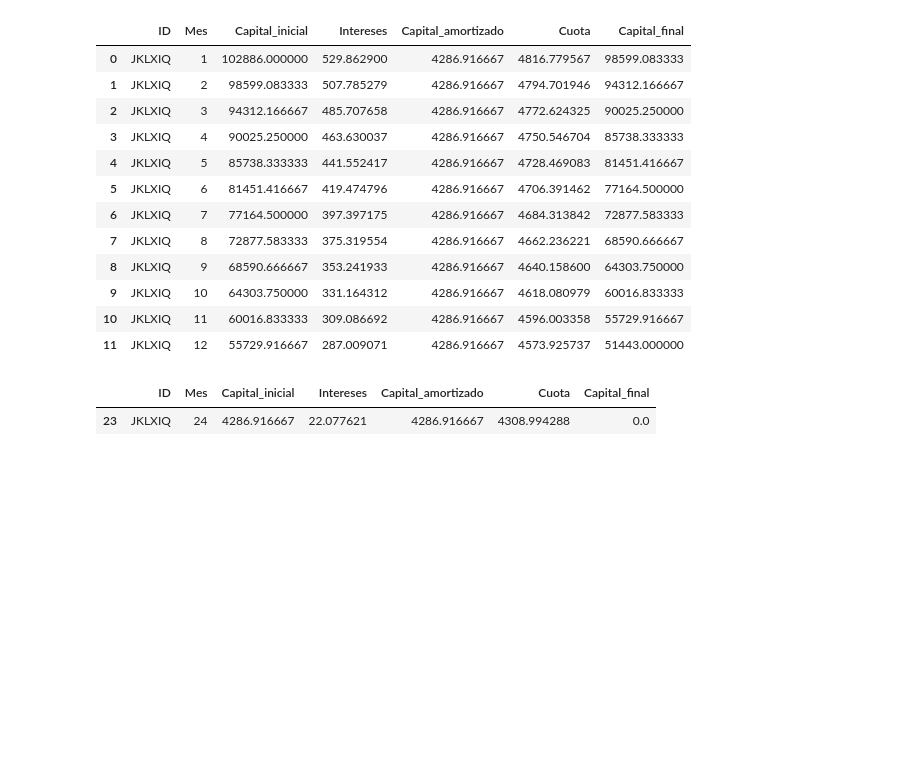
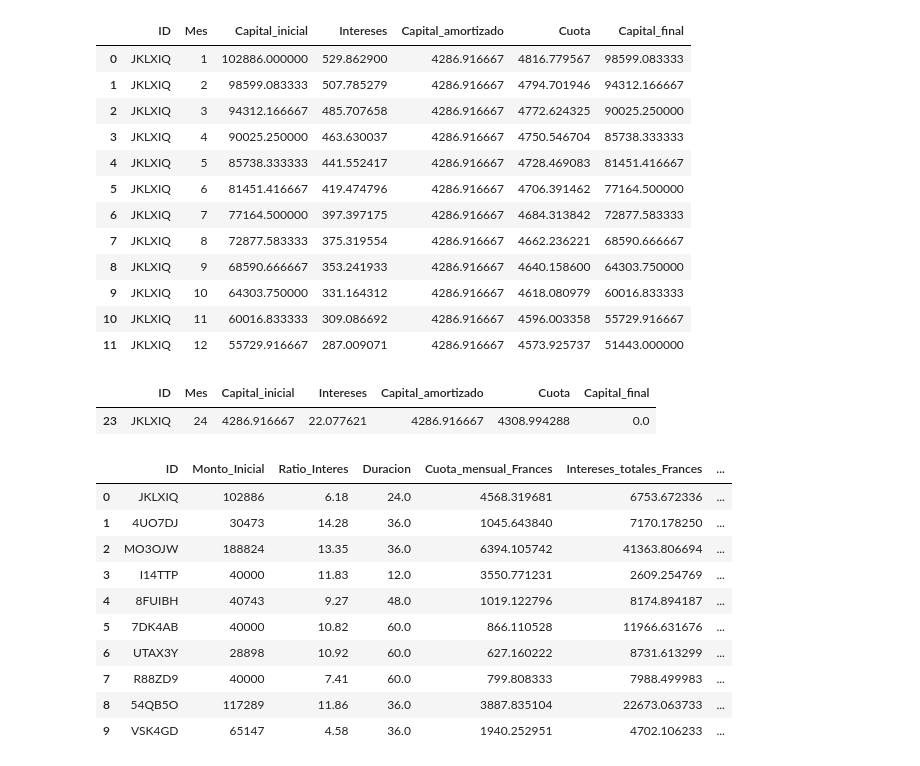
Before and after one commit to nereaaloria-ctrl/RETO-5-Verde-Claro, a Jupyter notebook: sistema_aleman.ipynb, the cells around one changed output. Drawn from its saved outputs; the diff is of its cells as text; code cells hidden in the pictures; blank space fills up the shorter version.

Commit message:
Sitema frances y Aleman

```diff
--- a/sistema_aleman.ipynb
+++ b/sistema_aleman.ipynb
@@ -482,3 +480,48 @@ amortizacion_alemana[
 # %% [output]
 |  | ID | Mes | Capital_inicial | Intereses | Capital_amortizado | Cuota | Capital_final |
 | 23 | JKLXIQ | 24 | 4286.916667 | 22.077621 | 4286.916667 | 4308.994288 | 0.0 |
+# %%
+#Funcion para calcular el sistema frances de todos los prestamos
+def calcular_frances(row):
+    monto = row["Monto_Inicial"]
+    interes = row["Ratio_Interes"] / 100 / 12
+    duracion = int(row["Duracion"])
+
+    if interes == 0:
+        cuota = monto / duracion
+    else:
+        cuota = monto * (interes * (1 + interes)**duracion) / ((1 + interes)**duracion - 1)
+
+    total_pagado = cuota * duracion
+    total_intereses = total_pagado - monto
+
+    return pd.Series([cuota, total_intereses, total_pagado])
+# %%
+#Aplicarlo
+df_finanzas[[
+    "Cuota_mensual_Frances",
+    "Intereses_totales_Frances",
+    "Total_pagado_Frances"
+]] = df_finanzas.apply(calcular_frances, axis=1)
+
+df_finanzas[[
+    "ID",
+    "Monto_Inicial",
+    "Ratio_Interes",
+    "Duracion",
+    "Cuota_mensual_Frances",
+    "Intereses_totales_Frances",
+    "Total_pagado_Frances"
+]].head(10)
+# %% [output]
+|  | ID | Monto_Inicial | Ratio_Interes | Duracion | Cuota_mensual_Frances | Intereses_totales_Frances | ... |
+| 0 | JKLXIQ | 102886 | 6.18 | 24.0 | 4568.319681 | 6753.672336 | ... |
+| 1 | 4UO7DJ | 30473 | 14.28 | 36.0 | 1045.643840 | 7170.178250 | ... |
+| 2 | MO3OJW | 188824 | 13.35 | 36.0 | 6394.105742 | 41363.806694 | ... |
+| 3 | I14TTP | 40000 | 11.83 | 12.0 | 3550.771231 | 2609.254769 | ... |
+| 4 | 8FUIBH | 40743 | 9.27 | 48.0 | 1019.122796 | 8174.894187 | ... |
+| 5 | 7DK4AB | 40000 | 10.82 | 60.0 | 866.110528 | 11966.631676 | ... |
+| 6 | UTAX3Y | 28898 | 10.92 | 60.0 | 627.160222 | 8731.613299 | ... |
+| 7 | R88ZD9 | 40000 | 7.41 | 60.0 | 799.808333 | 7988.499983 | ... |
+| 8 | 54QB5O | 117289 | 11.86 | 36.0 | 3887.835104 | 22673.063733 | ... |
+| 9 | VSK4GD | 65147 | 4.58 | 36.0 | 1940.252951 | 4702.106233 | ... |
```
Also changed, not shown: parts of 5 cells of this notebook.
